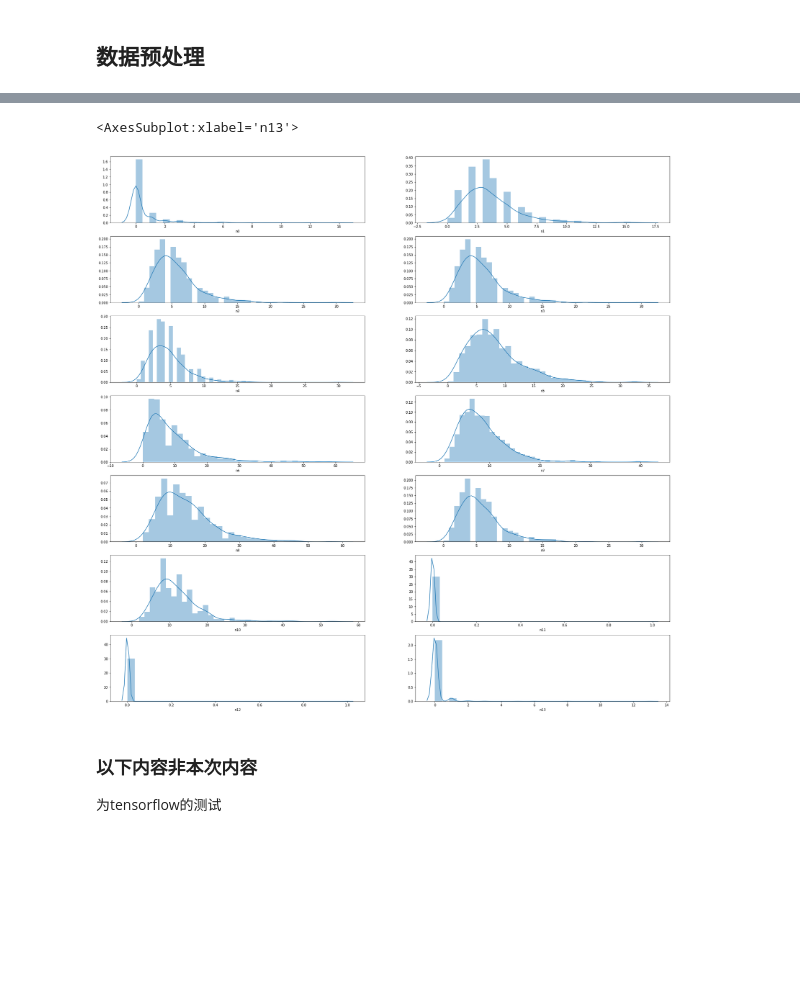
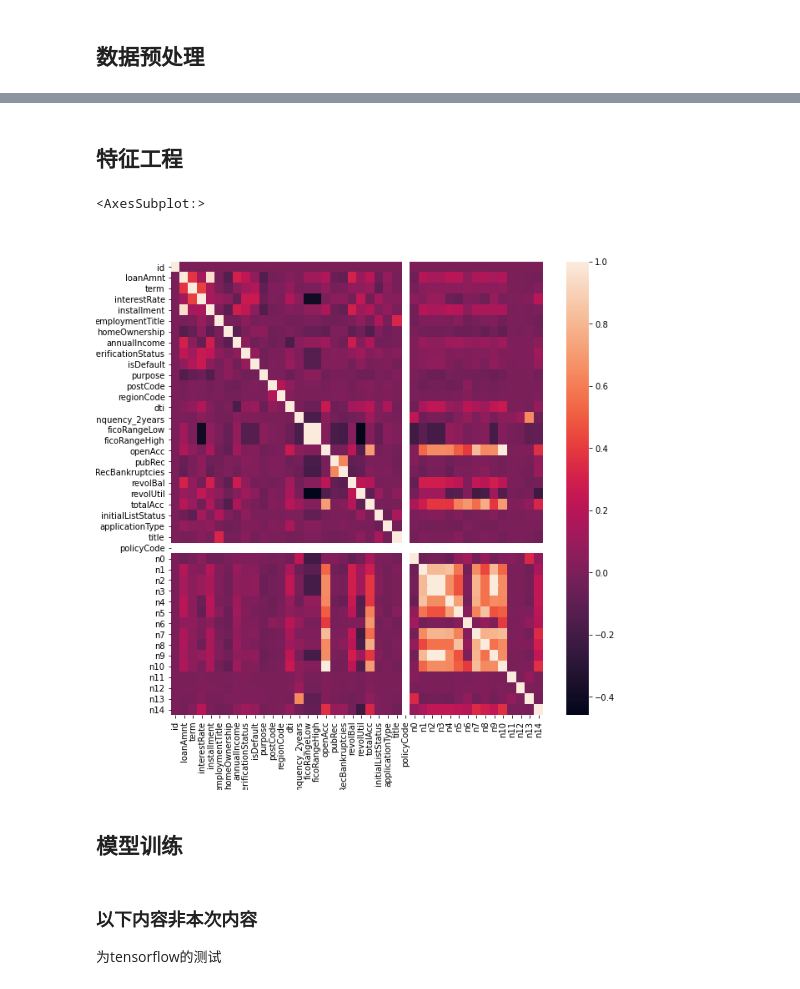
Before and after one commit to ShaoZC/Quantitative_Risk_Management_in_Python, a Jupyter notebook: 金融风控-贷款违约预测202009.ipynb, the cells around one changed output, grey strips where cells are left out. Saved outputs shown, nothing was run; the diff lists cells and outputs as text; code cells hidden in the pictures; blank space fills up the shorter version.

```diff
--- a/金融风控-贷款违约预测202009.ipynb
+++ b/金融风控-贷款违约预测202009.ipynb
@@ -37,9 +107,13 @@ testA=pandas.read_csv(testA_url)
 # %% [markdown]
 ## 数据预处理
+# %%
+#缺失值处理
+import pandas
+train_url='C:/Users/wade z shao/OneDrive - PwC China/downloads/train.csv'
+# train_url='C:/Users/wade/Downloads/train.csv'
+train=pandas.read_csv(train_url)
 # %%
-#缺失值
-
-
-# train=train.dropna()
-# train=train.drop_duplicates()
+# 去掉重复值
+train=train.dropna()
+train=train.drop_duplicates()
 # train
@@ -139,35 +120,12 @@ seaborn.distplot(train['totalAcc'])
-# %%
-import matplotlib.pyplot as plt
-fig = plt.figure(figsize=(30,30))
-plt.subplot(7,2,1)
-train=train.iloc[:1000]
-seaborn.distplot(train['n0'])
-plt.subplot(7,2,2)
-seaborn.distplot(train['n1'])
-plt.subplot(7,2,3)
-seaborn.distplot(train['n2'])
-plt.subplot(7,2,4)
-seaborn.distplot(train['n3'])
-plt.subplot(7,2,5)
-seaborn.distplot(train['n4'])
-plt.subplot(7,2,6)
-seaborn.distplot(train['n5'])
-plt.subplot(7,2,7)
-seaborn.distplot(train['n6'])
-plt.subplot(7,2,8)
-seaborn.distplot(train['n7'])
-plt.subplot(7,2,9)
-seaborn.distplot(train['n8'])
-plt.subplot(7,2,10)
-seaborn.distplot(train['n9'])
-plt.subplot(7,2,11)
-seaborn.distplot(train['n10'])
-plt.subplot(7,2,12)
-seaborn.distplot(train['n11'])
-plt.subplot(7,2,13)
-seaborn.distplot(train['n12'])
-plt.subplot(7,2,14)
-seaborn.distplot(train['n13'])
-# %% [output]
-<AxesSubplot:xlabel='n13'>
-[figure, removed]
+# %% [markdown]
+## 特征工程
+# %%
+import matplotlib.pyplot as plt
+fig=plt.figure(figsize=(10,10))
+import seaborn
+seaborn.heatmap(train.corr())
+# %% [output]
+<AxesSubplot:>
+[figure, added]
+# %% [markdown]
+## 模型训练
```
Also changed, not shown: parts of 26 cells of this notebook.
